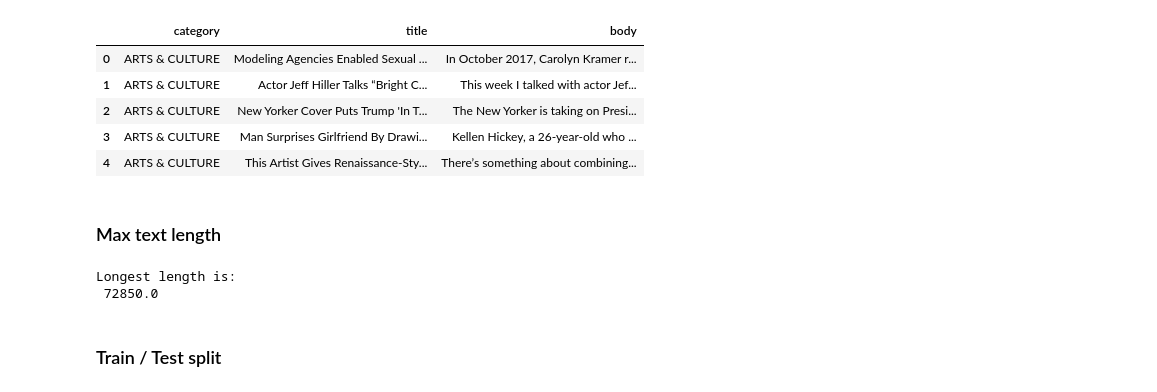
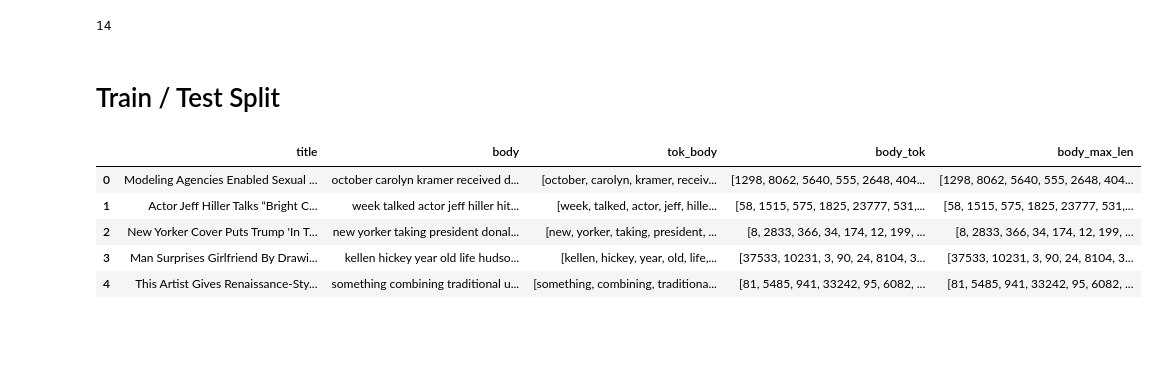
Before and after one commit to Juju2575/Projet_DeepL, a Jupyter notebook: Notebooks/03 RNN.ipynb, the cells around one changed output. Saved outputs shown, nothing was run; the diff lists cells and outputs as text; code cells hidden in the pictures; blank space fills up the shorter version.

```diff
--- a/Notebooks/03 RNN.ipynb
+++ b/Notebooks/03 RNN.ipynb
@@ -39,0 +53,7 @@ memory usage: 161.3+ KB
+# %%
+data["cat"] = pd.Categorical(data.category)
+data['cat_code'] = data.cat.cat.codes
+# %%
+data["body_tok"] = data["body"].apply(lambda x: vocab(tokenizer(x)))
+# %%
+data["body_max_len"] = data["body_tok"].apply(lambda x: x+([0]* (max_words-len(x))) if len(x)<max_words else x[:max_words])
@@ -39,0 +86,4 @@ memory usage: 161.3+ KB
+# %%
+len(target_classes)
+# %% [output]
+14
@@ -40,9 +92,14 @@ memory usage: 161.3+ KB
+# %% [markdown]
+<h1>Train / Test Split
+# %%
+X = data_sans_na.drop(["category", "cat_code", "cat"], axis =1)
+y = data_sans_na["cat_code"]
 # %%
-data.head()
+X.head()
 # %% [output]
-|  | category | title | body |
-| 0 | ARTS & CULTURE | Modeling Agencies Enabled Sexual ... | In October 2017, Carolyn Kramer r... |
-| 1 | ARTS & CULTURE | Actor Jeff Hiller Talks “Bright C... | This week I talked with actor Jef... |
-| 2 | ARTS & CULTURE | New Yorker Cover Puts Trump 'In T... | The New Yorker is taking on Presi... |
-| 3 | ARTS & CULTURE | Man Surprises Girlfriend By Drawi... | Kellen Hickey, a 26-year-old who ... |
-| 4 | ARTS & CULTURE | This Artist Gives Renaissance-Sty... | There’s something about combining... |
+|  | title | body | tok_body | body_tok | body_max_len |
+| 0 | Modeling Agencies Enabled Sexual ... | october carolyn kramer received d... | [october, carolyn, kramer, receiv... | [1298, 8062, 5640, 555, 2648, 404... | [1298, 8062, 5640, 555, 2648, 404... |
+| 1 | Actor Jeff Hiller Talks “Bright C... | week talked actor jeff hiller hit... | [week, talked, actor, jeff, hille... | [58, 1515, 575, 1825, 23777, 531,... | [58, 1515, 575, 1825, 23777, 531,... |
+| 2 | New Yorker Cover Puts Trump 'In T... | new yorker taking president donal... | [new, yorker, taking, president, ... | [8, 2833, 366, 34, 174, 12, 199, ... | [8, 2833, 366, 34, 174, 12, 199, ... |
+| 3 | Man Surprises Girlfriend By Drawi... | kellen hickey year old life hudso... | [kellen, hickey, year, old, life,... | [37533, 10231, 3, 90, 24, 8104, 3... | [37533, 10231, 3, 90, 24, 8104, 3... |
+| 4 | This Artist Gives Renaissance-Sty... | something combining traditional u... | [something, combining, traditiona... | [81, 5485, 941, 33242, 95, 6082, ... | [81, 5485, 941, 33242, 95, 6082, ... |
@@ -51,7 +105,0 @@ data_sans_na = data.dropna()
-# %% [markdown]
-<h3>Max text length
-# %%
-print("Longest length is:\n",data.body.str.len().max())
-# %% [output]
-Longest length is:
- 72850.0
@@ -60,2 +105,0 @@ MAX_LEN = 72850
-# %% [markdown]
-<h3> Train / Test split
```
Also changed, not shown: parts of 65 cells of this notebook, 3 other files.
